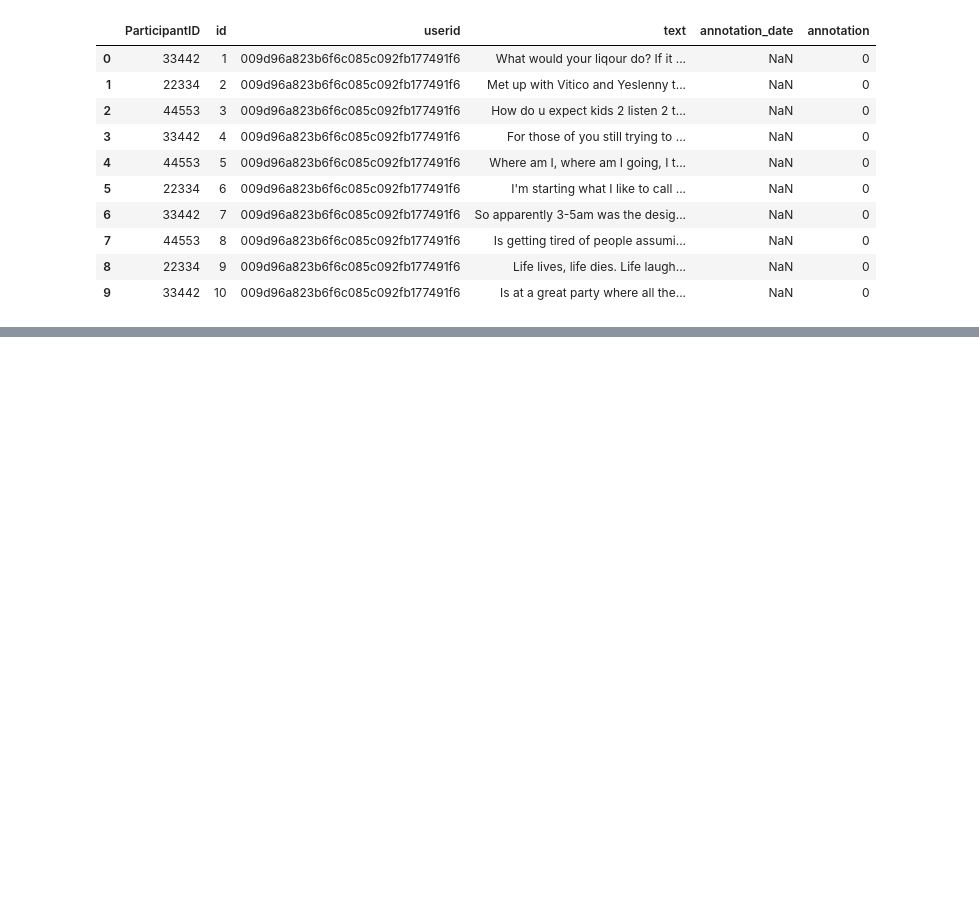
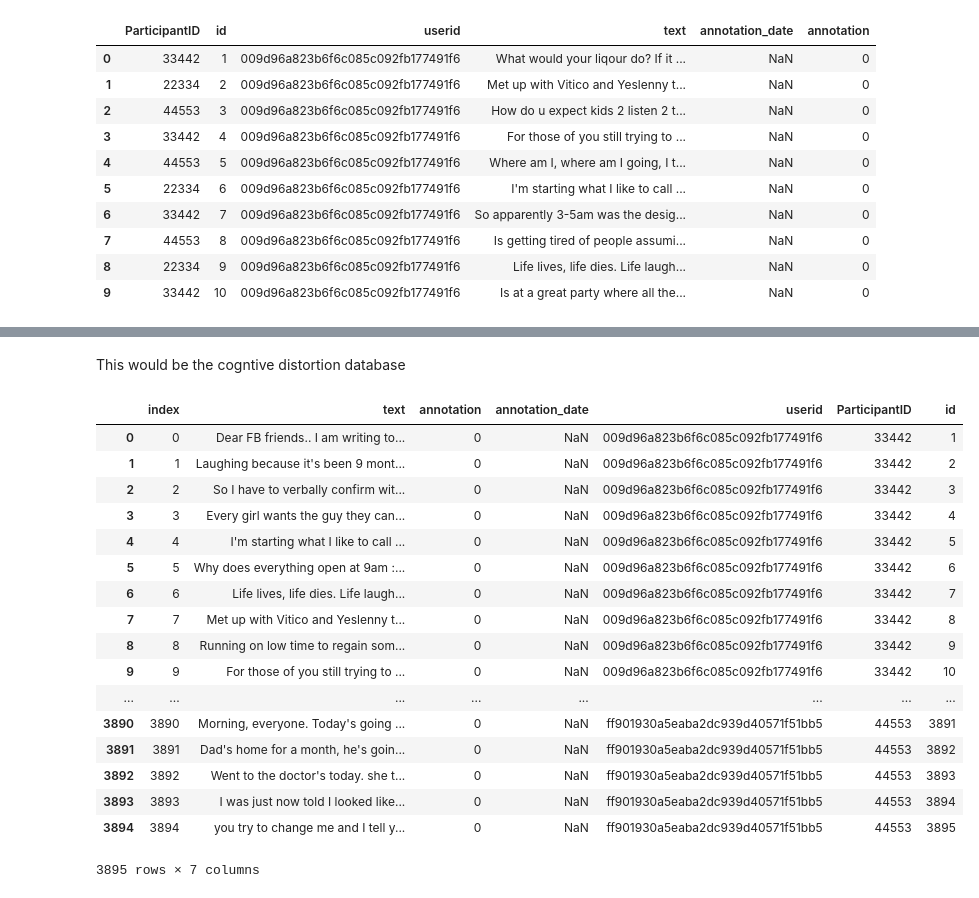
Before and after one commit to luciasalar/search_google, a Jupyter notebook: DataBase.ipynb, the cells around one changed output, grey strips where cells are left out. Cells and saved outputs as stored; diff of their text form; code cells hidden in the pictures; blank space fills up the shorter version.

```diff
--- a/DataBase.ipynb
+++ b/DataBase.ipynb
@@ -104,0 +208,32 @@ database.to_csv('database.csv')
+# %% [markdown]
+This would be the cogntive distortion database
+# %%
+#dataNoL
+database_D = pd.DataFrame()
+database_D['text'] = data2['text']
+database_D = database_D.assign (annotation = 0)
+database_D = database_D.assign (annotation_date = np.nan)
+database_D = database_D.assign (userid = data2['userid'])
+database_D = database_D.assign (ParticipantID = data2['ParticipantID'])
+database_D = database_D.reset_index()
+database_D = database_D.assign(id = database.index + 1)
+database_D
+# %% [output]
+|  | index | text | annotation | annotation_date | userid | ParticipantID | id |
+| 0 | 0 | Dear FB friends.. I am writing to... | 0 | NaN | 009d96a823b6f6c085c092fb177491f6 | 33442 | 1 |
+| 1 | 1 | Laughing because it's been 9 mont... | 0 | NaN | 009d96a823b6f6c085c092fb177491f6 | 33442 | 2 |
+| 2 | 2 | So I have to verbally confirm wit... | 0 | NaN | 009d96a823b6f6c085c092fb177491f6 | 33442 | 3 |
+| 3 | 3 | Every girl wants the guy they can... | 0 | NaN | 009d96a823b6f6c085c092fb177491f6 | 33442 | 4 |
+| 4 | 4 | I'm starting what I like to call ... | 0 | NaN | 009d96a823b6f6c085c092fb177491f6 | 33442 | 5 |
+| 5 | 5 | Why does everything open at 9am :... | 0 | NaN | 009d96a823b6f6c085c092fb177491f6 | 33442 | 6 |
+| 6 | 6 | Life lives, life dies. Life laugh... | 0 | NaN | 009d96a823b6f6c085c092fb177491f6 | 33442 | 7 |
+| 7 | 7 | Met up with Vitico and Yeslenny t... | 0 | NaN | 009d96a823b6f6c085c092fb177491f6 | 33442 | 8 |
+| 8 | 8 | Running on low time to regain som... | 0 | NaN | 009d96a823b6f6c085c092fb177491f6 | 33442 | 9 |
+| 9 | 9 | For those of you still trying to ... | 0 | NaN | 009d96a823b6f6c085c092fb177491f6 | 33442 | 10 |
+| ... | ... | ... | ... | ... | ... | ... | ... |
+| 3890 | 3890 | Morning, everyone. Today's going ... | 0 | NaN | ff901930a5eaba2dc939d40571f51bb5 | 44553 | 3891 |
+| 3891 | 3891 | Dad's home for a month, he's goin... | 0 | NaN | ff901930a5eaba2dc939d40571f51bb5 | 44553 | 3892 |
+| 3892 | 3892 | Went to the doctor's today. she t... | 0 | NaN | ff901930a5eaba2dc939d40571f51bb5 | 44553 | 3893 |
+| 3893 | 3893 | I was just now told I looked like... | 0 | NaN | ff901930a5eaba2dc939d40571f51bb5 | 44553 | 3894 |
+| 3894 | 3894 | you try to change me and I tell y... | 0 | NaN | ff901930a5eaba2dc939d40571f51bb5 | 44553 | 3895 |
+3895 rows × 7 columns
```
Also changed, not shown: parts of 17 cells of this notebook.
